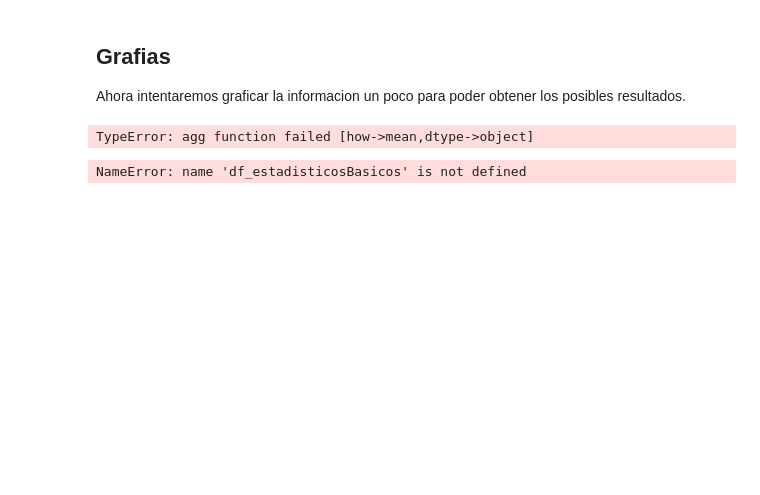
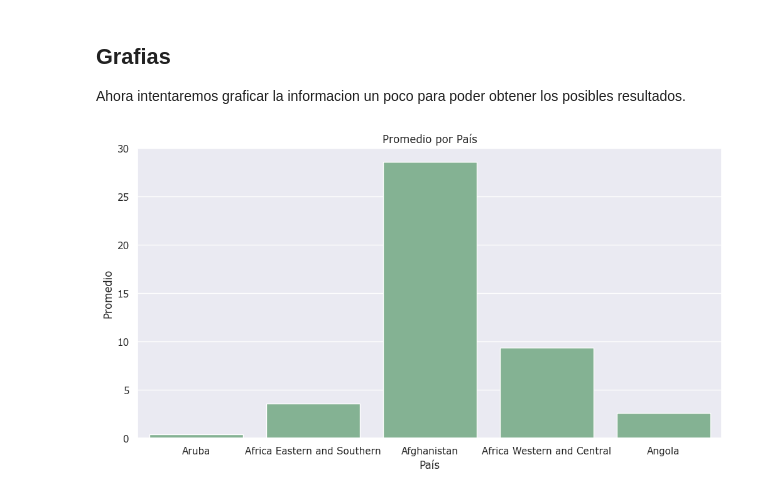
Before and after one commit to The-greenpanter/HenryDataPT10, a Jupyter notebook: CambioCliamticoImpactoAgricola/Analisisdedatos.ipynb, the cells around one changed output. Cells and saved outputs as stored; diff of their text form; code cells hidden in the pictures; blank space fills up the shorter version.

```diff
--- a/CambioCliamticoImpactoAgricola/Analisisdedatos.ipynb
+++ b/CambioCliamticoImpactoAgricola/Analisisdedatos.ipynb
@@ -456,0 +459,8 @@ df_ExportaciondeMaterialesAgricolasenCrudo.describe()
+# %%
+serieAnios = df_ExportaciondeMaterialesAgricolasenCrudoReindexado.columns
+serieAnios = serieAnios[4:]
+df_columnas_numericas = df_ExportaciondeMaterialesAgricolasenCrudoReindexado[serieAnios]
+# %%
+df_columnas_numericas["Promedio"] = df_columnas_numericas.mean(axis=1, skipna=True)
+df_columnas_numericas["Pais"] = df_ExportaciondeMaterialesAgricolasenCrudoReindexado["Country Name"]
+df_columnas_numericas
@@ -458,29 +492,15 @@ df_ExportaciondeMaterialesAgricolasenCrudo.describe()
 ## Grafias
 
 Ahora intentaremos graficar la informacion un poco para poder obtener los posibles resultados.
-# %%
-import matplotlib.pyplot as plt
-df_estadisticosBasicos = df_ExportaciondeMaterialesAgricolasenCrudoReindexado.groupby('Country Name')['Indicator Name'].agg(['mean', 'std'])
-# %% [output]
-TypeError: agg function failed [how->mean,dtype->object]
-# %%
-# Extract data for plotting
-countries = df_estadisticosBasicos.index.to_numpy()
-average_exports = df_estadisticosBasicos['mean'].to_numpy()
-std_dev_exports = df_estadisticosBasicos['std'].to_numpy()
-
-# Create the plot
-plt.figure(figsize=(10, 6))  # Adjust figure size as needed
-plt.plot(countries, average_exports, label='Average Exports')
-plt.plot(countries, average_exports + std_dev_exports, label='Average + Std. Dev.')
-plt.plot(countries, average_exports - std_dev_exports, label='Average - Std. Dev.')
-plt.xticks(rotation=45, ha='right')  # Rotate country names for readability
-plt.xlabel('Country')
-plt.ylabel('Agricultural Raw Materials Exports (%)')
-plt.title('Average and Dispersion of Exports by Country')
-plt.legend()
-plt.grid(True)
-plt.tight_layout()
-plt.show()
-# %% [output]
-NameError: name 'df_estadisticosBasicos' is not defined
+# %%
+import seaborn as sns
+import matplotlib.pyplot as plt
+plt.figure(figsize=(12,6))
+sns.set_theme(style="darkgrid",palette='crest',font="Verdana",font_scale=1)
+sns.barplot(x=df_columnas_numericas["Pais"].iloc[:5], y=df_columnas_numericas["Promedio"].iloc[:5])
+plt.title('Promedio por País')
+plt.xlabel('País')
+plt.ylabel("Promedio")
+plt.show()
+# %% [output]
+[figure, added]
```
Also changed, not shown: parts of 2 cells of this notebook, 4 other files.
